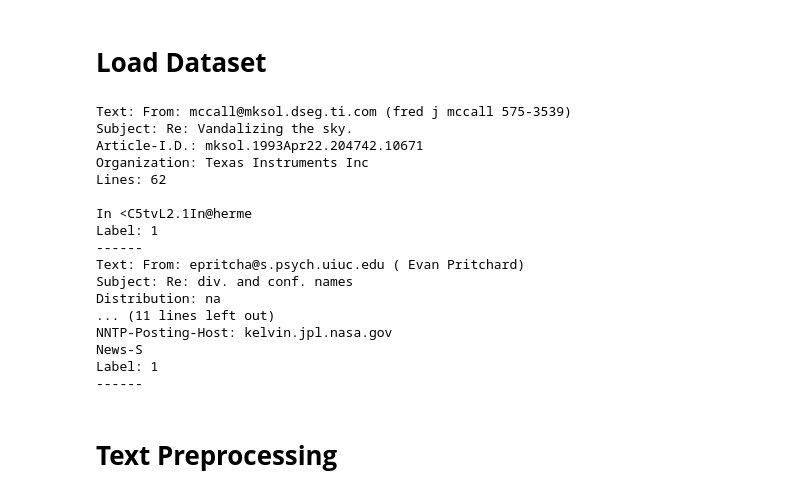
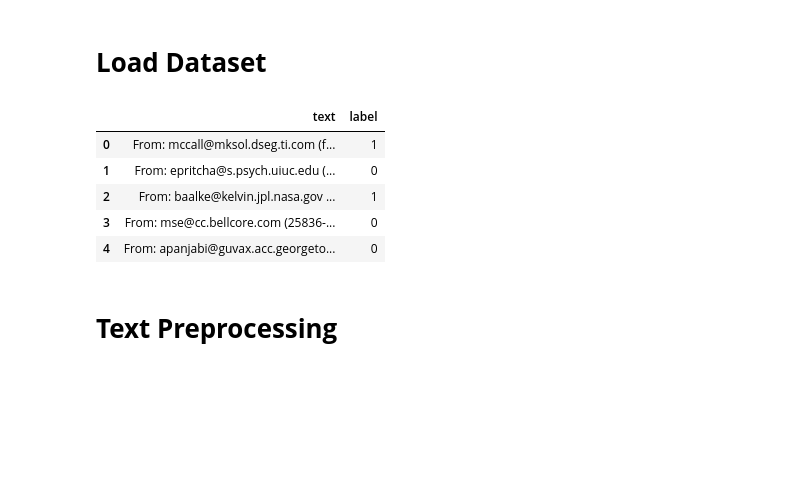
Before and after one commit to 2403a52233-sudo/NLP_, a Jupyter notebook: Lab13_2_Transformers_TextClassification_T_Ganesh_2403A52233.ipynb, the cells around one changed output. Cells and saved outputs as stored; diff of their text form; code cells hidden in the pictures; blank space fills up the shorter version.

```diff
--- a/Lab13_2_Transformers_TextClassification_T_Ganesh_2403A52233.ipynb
+++ b/Lab13_2_Transformers_TextClassification_T_Ganesh_2403A52233.ipynb
@@ -134,34 +134,21 @@ from sklearn.metrics import accuracy_score, precision_score, recall_score, f1_sc
 # %%
 # Load dataset (subset for binary classification)
 categories = ['sci.space', 'rec.sport.hockey']
 data = fetch_20newsgroups(subset='all', categories=categories)
 
 texts = data.data
 labels = data.target
 
-# Display sample
-for i in range(3):
-    print("Text:", texts[i][:200])
-    print("Label:", labels[i])
-    print("------")
+
+df_news = pd.DataFrame({'text': texts, 'label': labels})
+df_news.head()
 # %% [output]
-Text: From: mccall@mksol.dseg.ti.com (fred j mccall 575-3539)
-Subject: Re: Vandalizing the sky.
-Article-I.D.: mksol.1993Apr22.204742.10671
-Organization: Texas Instruments Inc
-Lines: 62
-
-In <C5tvL2.1In@herme
-Label: 1
-------
-Text: From: epritcha@s.psych.uiuc.edu ( Evan Pritchard)
-Subject: Re: div. and conf. names
-Distribution: na
-... (11 lines left out)
-NNTP-Posting-Host: kelvin.jpl.nasa.gov
-News-S
-Label: 1
-------
+|  | text | label |
+| 0 | From: mccall@mksol.dseg.ti.com (f... | 1 |
+| 1 | From: epritcha@s.psych.uiuc.edu (... | 0 |
+| 2 | From: baalke@kelvin.jpl.nasa.gov ... | 1 |
+| 3 | From: mse@cc.bellcore.com (25836-... | 0 |
+| 4 | From: apanjabi@guvax.acc.georgeto... | 0 |
 # %% [markdown]
 # **Text Preprocessing**
 # %%
```
